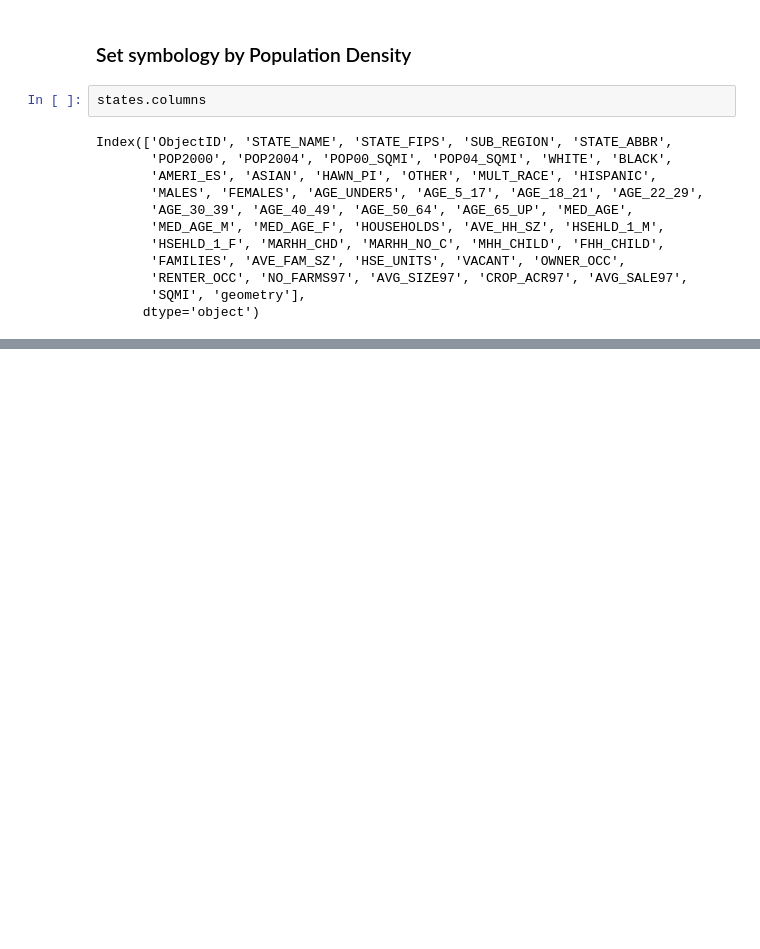
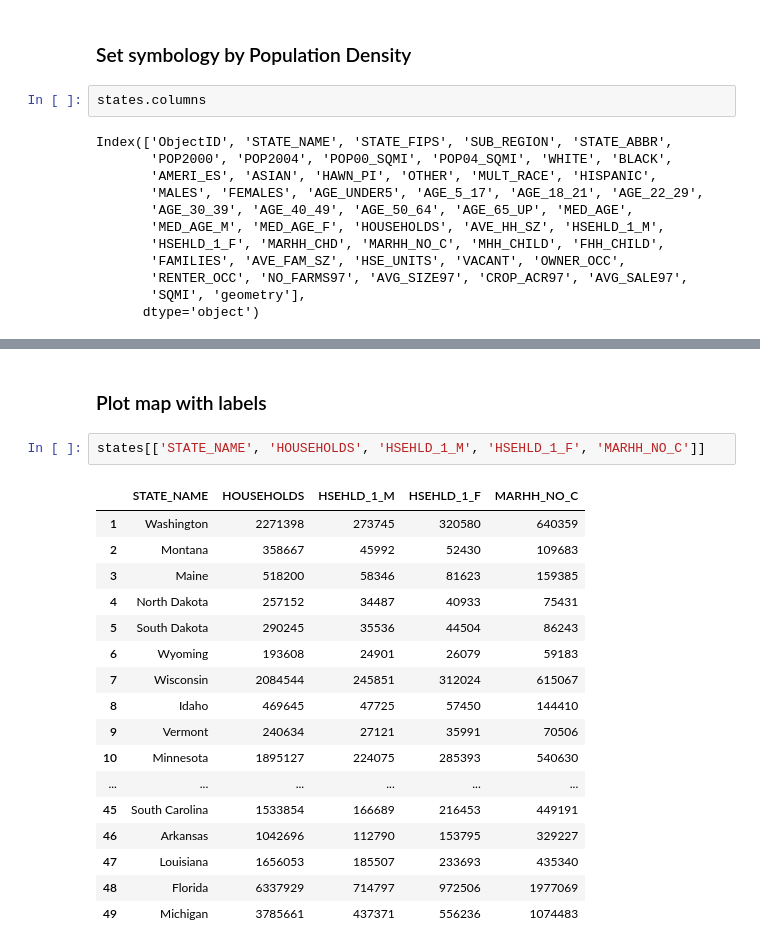
Before and after one commit to freecircuit/Advanced_GIS_TESC, a Jupyter notebook: Lab1_states/states.ipynb, the cells around one changed output, grey strips where cells are left out. Drawn from its saved outputs; the diff is of its cells as text; blank space fills up the shorter version.

```diff
--- a/Lab1_states/states.ipynb
+++ b/Lab1_states/states.ipynb
@@ -223,0 +240,22 @@ Name: POP_DENS, dtype: float64
+# %% [markdown]
+### Plot map with labels
+# %%
+states[['STATE_NAME', 'HOUSEHOLDS', 'HSEHLD_1_M', 'HSEHLD_1_F', 'MARHH_NO_C']]
+# %% [output]
+|  | STATE_NAME | HOUSEHOLDS | HSEHLD_1_M | HSEHLD_1_F | MARHH_NO_C |
+| 1 | Washington | 2271398 | 273745 | 320580 | 640359 |
+| 2 | Montana | 358667 | 45992 | 52430 | 109683 |
+| 3 | Maine | 518200 | 58346 | 81623 | 159385 |
+| 4 | North Dakota | 257152 | 34487 | 40933 | 75431 |
+| 5 | South Dakota | 290245 | 35536 | 44504 | 86243 |
+| 6 | Wyoming | 193608 | 24901 | 26079 | 59183 |
+| 7 | Wisconsin | 2084544 | 245851 | 312024 | 615067 |
+| 8 | Idaho | 469645 | 47725 | 57450 | 144410 |
+| 9 | Vermont | 240634 | 27121 | 35991 | 70506 |
+| 10 | Minnesota | 1895127 | 224075 | 285393 | 540630 |
+| ... | ... | ... | ... | ... | ... |
+| 45 | South Carolina | 1533854 | 166689 | 216453 | 449191 |
+| 46 | Arkansas | 1042696 | 112790 | 153795 | 329227 |
+| 47 | Louisiana | 1656053 | 185507 | 233693 | 435340 |
+| 48 | Florida | 6337929 | 714797 | 972506 | 1977069 |
+| 49 | Michigan | 3785661 | 437371 | 556236 | 1074483 |
```
Also changed, not shown: parts of 5 cells of this notebook, 1 other file.
